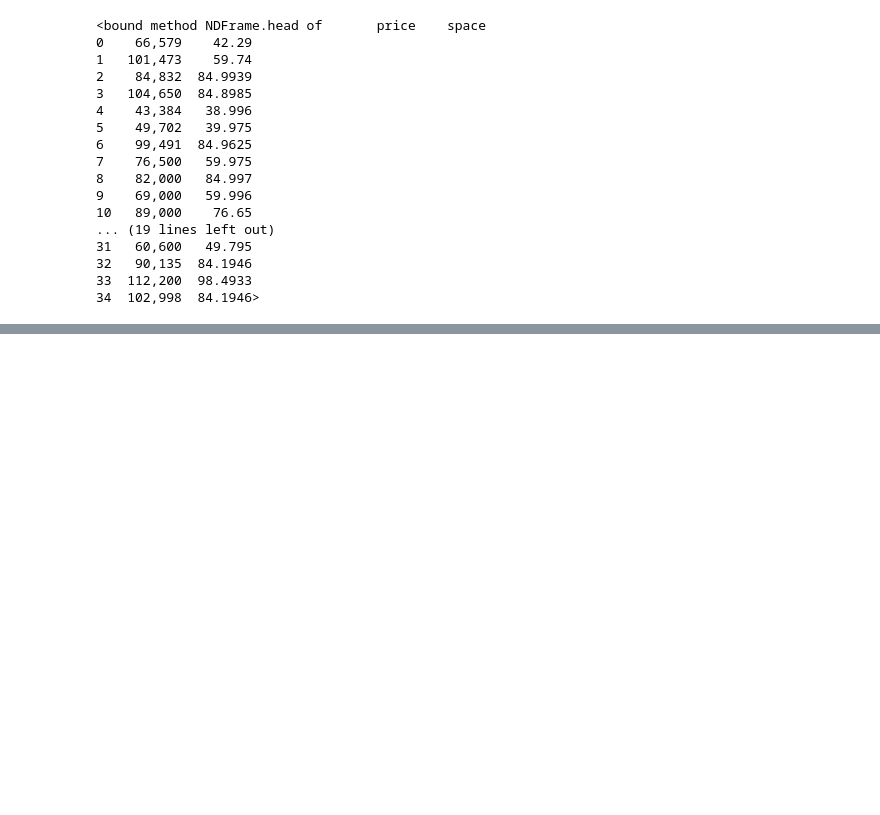
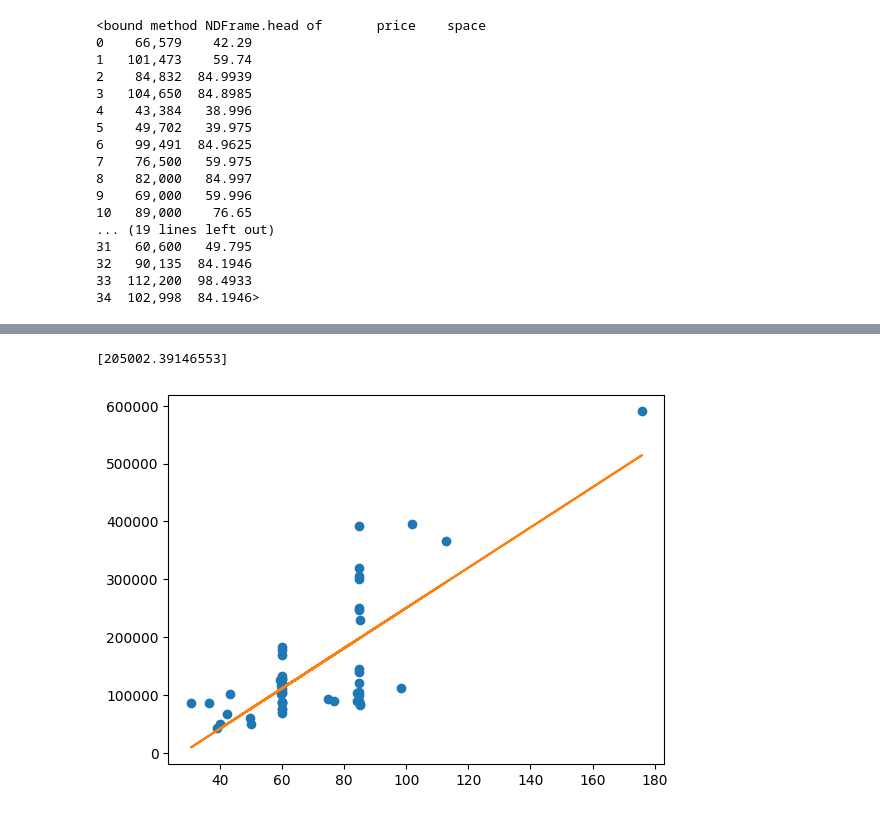
Before and after one commit to BOOOO0/real-estate-price, a Jupyter notebook: main.ipynb, the cells around one changed output, grey strips where cells are left out. Saved outputs shown, nothing was run; the diff lists cells and outputs as text; code cells hidden in the pictures; blank space fills up the shorter version.

Commit message:
feat: Linear Regression
선형 회귀를 한 후 시각화하여 확인한 결과
조금 더 정확도를 높이기 위해 가장 큰 데이터 하나를 더 삭제해야 할 것으로
보임

```diff
--- a/main.ipynb
+++ b/main.ipynb
@@ -118,0 +190,6 @@ print(df.head)
+# %%
+# 두 데이터 프레임 결합
+
+new_df = pd.concat([df,df2])
+
+print(new_df.head)
@@ -118,0 +214,34 @@ print(df.head)
+# %%
+# 선형 회귀
+from sklearn.linear_model import LinearRegression
+import numpy as np
+
+price = new_df['price']
+space = new_df['space']
+
+prices = list(map(str,price))
+
+new_price = []
+
+# 100,000 형태의 문자열을 치환한 후 정수로 변환
+for i in range(0,len(prices)):
+    temp = prices[i].replace(",","")
+    new_price.append(int(temp))
+
+# 실수형으로 변환
+new_space = list(map(float,space))
+
+new_price = np.array(new_price)
+new_space = np.array(new_space)
+
+linear_fitter = LinearRegression()
+linear_fitter.fit(new_space.reshape(-1,1),new_price)
+
+print(linear_fitter.predict([[87]]))
+
+plt.plot(new_space,new_price,'o')
+plt.plot(new_space, linear_fitter.predict(new_space.reshape(-1,1)))
+plt.show()
+# %% [output]
+[205002.39146553]
+[figure, added]
```
Also changed, not shown: parts of 3 cells of this notebook.
